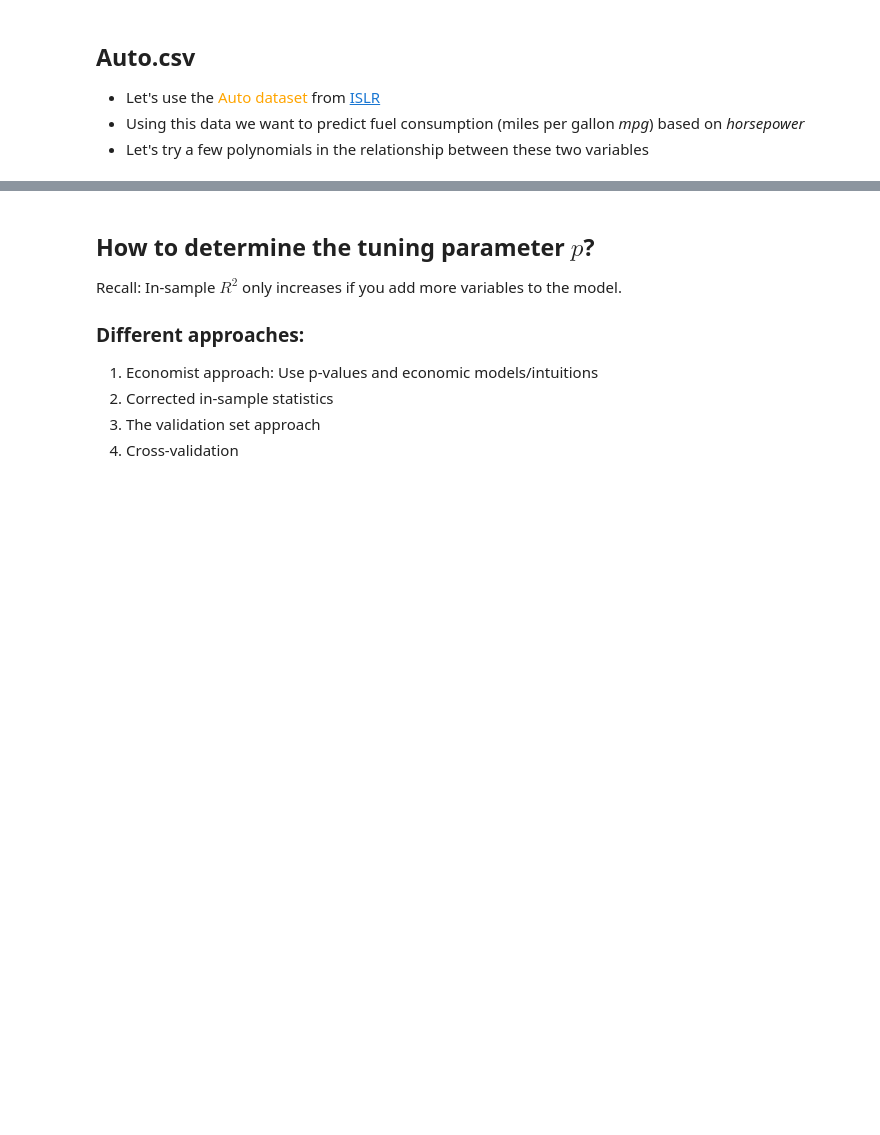
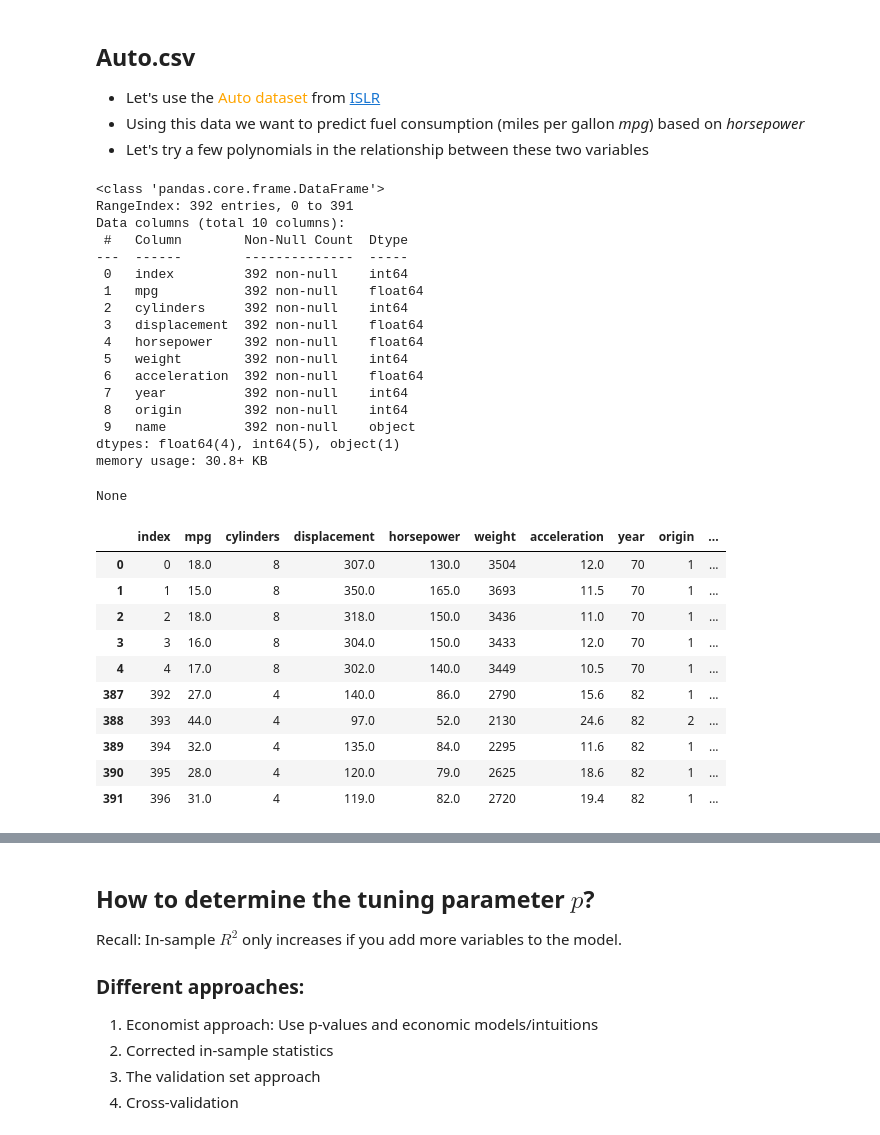
Before and after one commit to JonathanAHolmes/Data-Science-for-Social-Scientists, a Jupyter notebook: Class 09 - Resampling Methods/Class 9 - Re-Sampling Methods and Model Selection.ipynb, the cells around one changed output, grey strips where cells are left out. Saved outputs shown, nothing was run; the diff lists cells and outputs as text; code cells hidden in the pictures; blank space fills up the shorter version.

```diff
--- a/Class 09 - Resampling Methods/Class 9 - Re-Sampling Methods and Model Selection.ipynb
+++ b/Class 09 - Resampling Methods/Class 9 - Re-Sampling Methods and Model Selection.ipynb
@@ -101,12 +98,42 @@ from sklearn.linear_model import LinearRegression
 from sklearn.metrics import mean_squared_error
 from sklearn.model_selection import KFold
 # %%
-df=pd.read_csv("Auto.csv") # load data
+df=pd.read_csv("https://www.dropbox.com/scl/fi/kdubntlsmrppd1jiojtbo/Auto.csv?rlkey=matjjywbpumo8o1jmbyjhm8de&dl=1") # load data
 df['horsepower']=pd.to_numeric(df['horsepower'].replace("?",np.nan)) # data cleaning
 df.dropna(subset=['horsepower','mpg'],inplace=True)
 df.reset_index(inplace=True)
 display(df.info()) # display info
 pd.concat([df.head(), df.tail()]) # show head and tail
+# %% [output]
+<class 'pandas.core.frame.DataFrame'>
+RangeIndex: 392 entries, 0 to 391
+Data columns (total 10 columns):
+ #   Column        Non-Null Count  Dtype
+---  ------        --------------  -----
+ 0   index         392 non-null    int64
+ 1   mpg           392 non-null    float64
+ 2   cylinders     392 non-null    int64
+ 3   displacement  392 non-null    float64
+ 4   horsepower    392 non-null    float64
+ 5   weight        392 non-null    int64
+ 6   acceleration  392 non-null    float64
+ 7   year          392 non-null    int64
+ 8   origin        392 non-null    int64
+ 9   name          392 non-null    object
+dtypes: float64(4), int64(5), object(1)
+memory usage: 30.8+ KB
+None
+|  | index | mpg | cylinders | displacement | horsepower | weight | acceleration | year | origin | ... |
+| 0 | 0 | 18.0 | 8 | 307.0 | 130.0 | 3504 | 12.0 | 70 | 1 | ... |
+| 1 | 1 | 15.0 | 8 | 350.0 | 165.0 | 3693 | 11.5 | 70 | 1 | ... |
+| 2 | 2 | 18.0 | 8 | 318.0 | 150.0 | 3436 | 11.0 | 70 | 1 | ... |
+| 3 | 3 | 16.0 | 8 | 304.0 | 150.0 | 3433 | 12.0 | 70 | 1 | ... |
+| 4 | 4 | 17.0 | 8 | 302.0 | 140.0 | 3449 | 10.5 | 70 | 1 | ... |
+| 387 | 392 | 27.0 | 4 | 140.0 | 86.0 | 2790 | 15.6 | 82 | 1 | ... |
+| 388 | 393 | 44.0 | 4 | 97.0 | 52.0 | 2130 | 24.6 | 82 | 2 | ... |
+| 389 | 394 | 32.0 | 4 | 135.0 | 84.0 | 2295 | 11.6 | 82 | 1 | ... |
+| 390 | 395 | 28.0 | 4 | 120.0 | 79.0 | 2625 | 18.6 | 82 | 1 | ... |
+| 391 | 396 | 31.0 | 4 | 119.0 | 82.0 | 2720 | 19.4 | 82 | 1 | ... |
 # %%
 # Regress Sales on a constant term and TV
 results1 = smf.ols('mpg ~ horsepower', data=df).fit()
```
Also changed, not shown: parts of 12 cells of this notebook, 1 other file.
